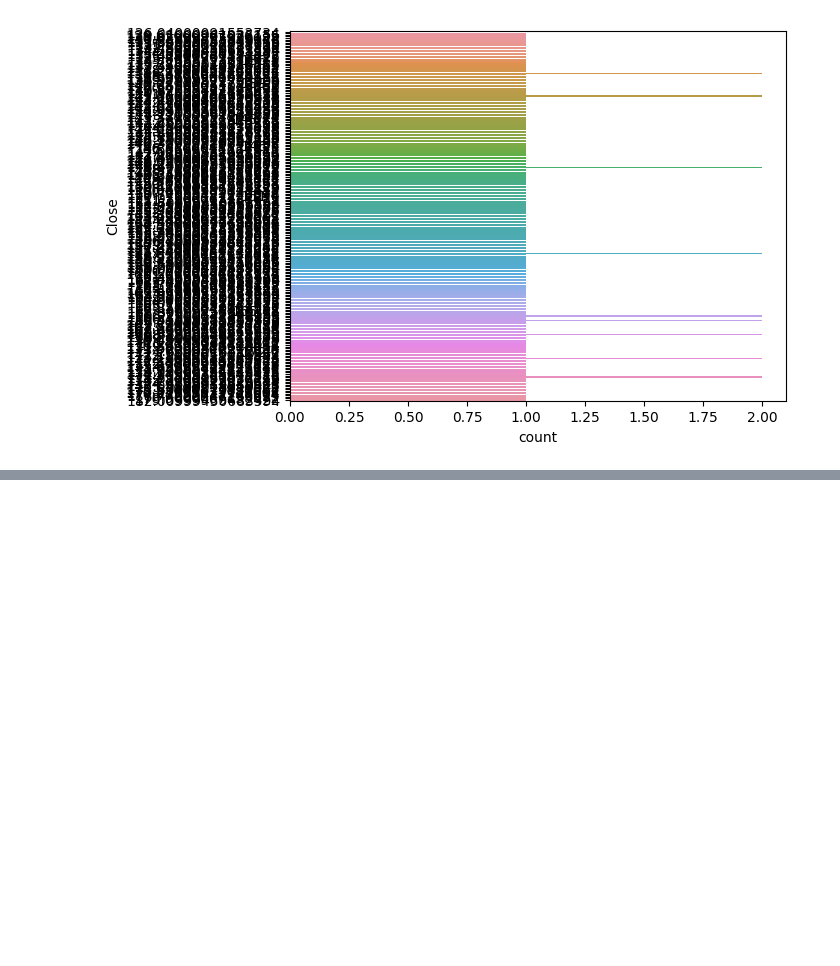
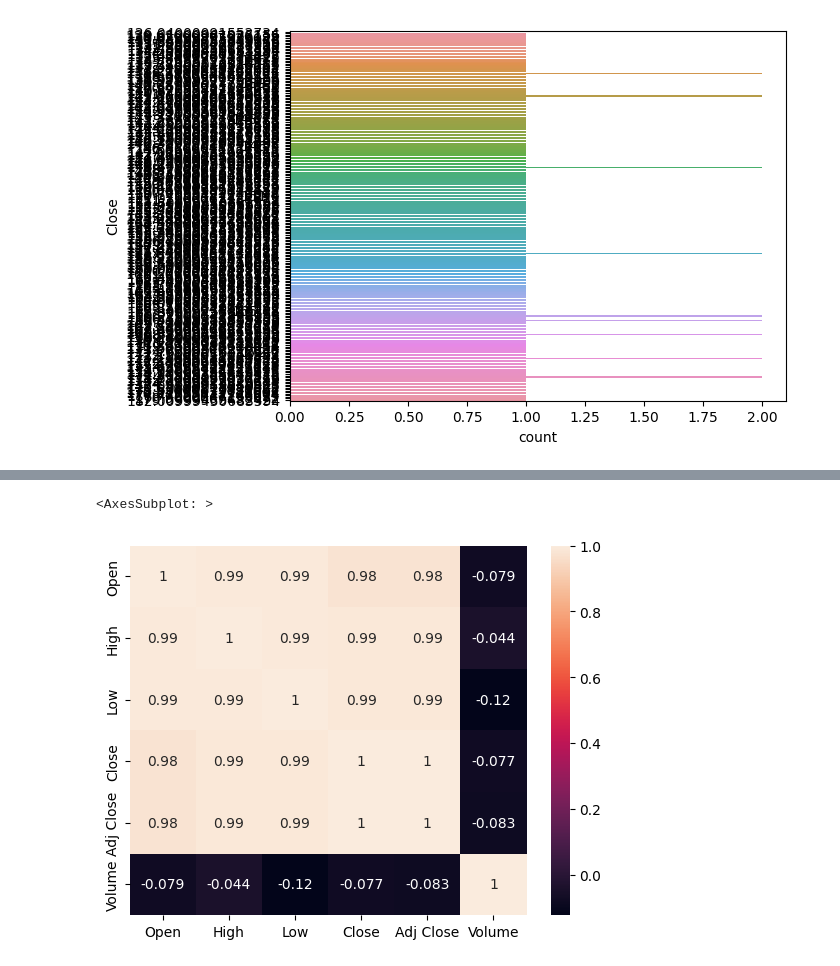
Before and after one commit to SohamDesai1/Data-Visualization, a Jupyter notebook: Seaborn.ipynb, the cells around one changed output, grey strips where cells are left out. Cells and saved outputs as stored; diff of their text form; code cells hidden in the pictures; blank space fills up the shorter version.

```diff
--- a/Seaborn.ipynb
+++ b/Seaborn.ipynb
@@ -47,0 +53,5 @@ plt.show()
+# %%
+sns.heatmap(df.corr(),cbar=True ,annot=True)
+# %% [output]
+<AxesSubplot: >
+[figure, added]
```
Also changed, not shown: parts of 1 cell of this notebook.
